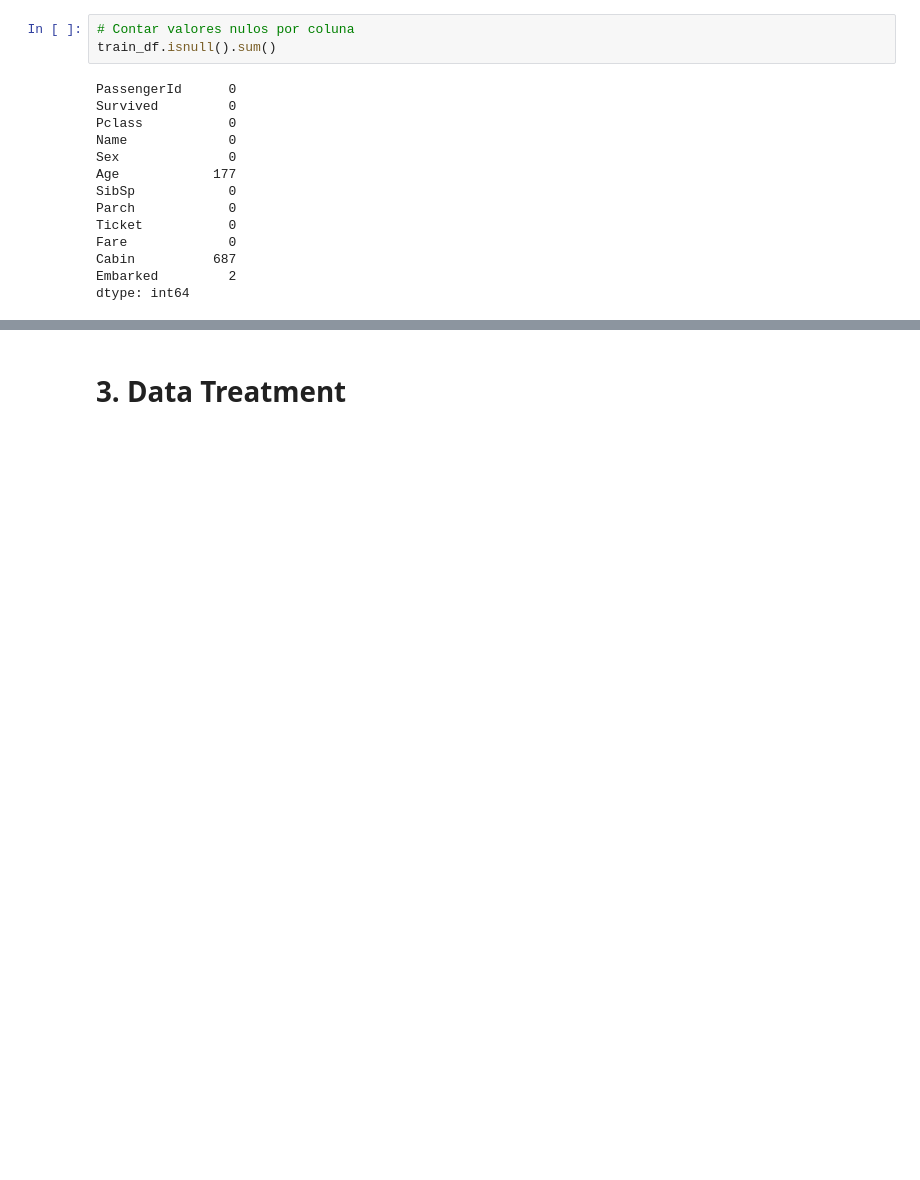
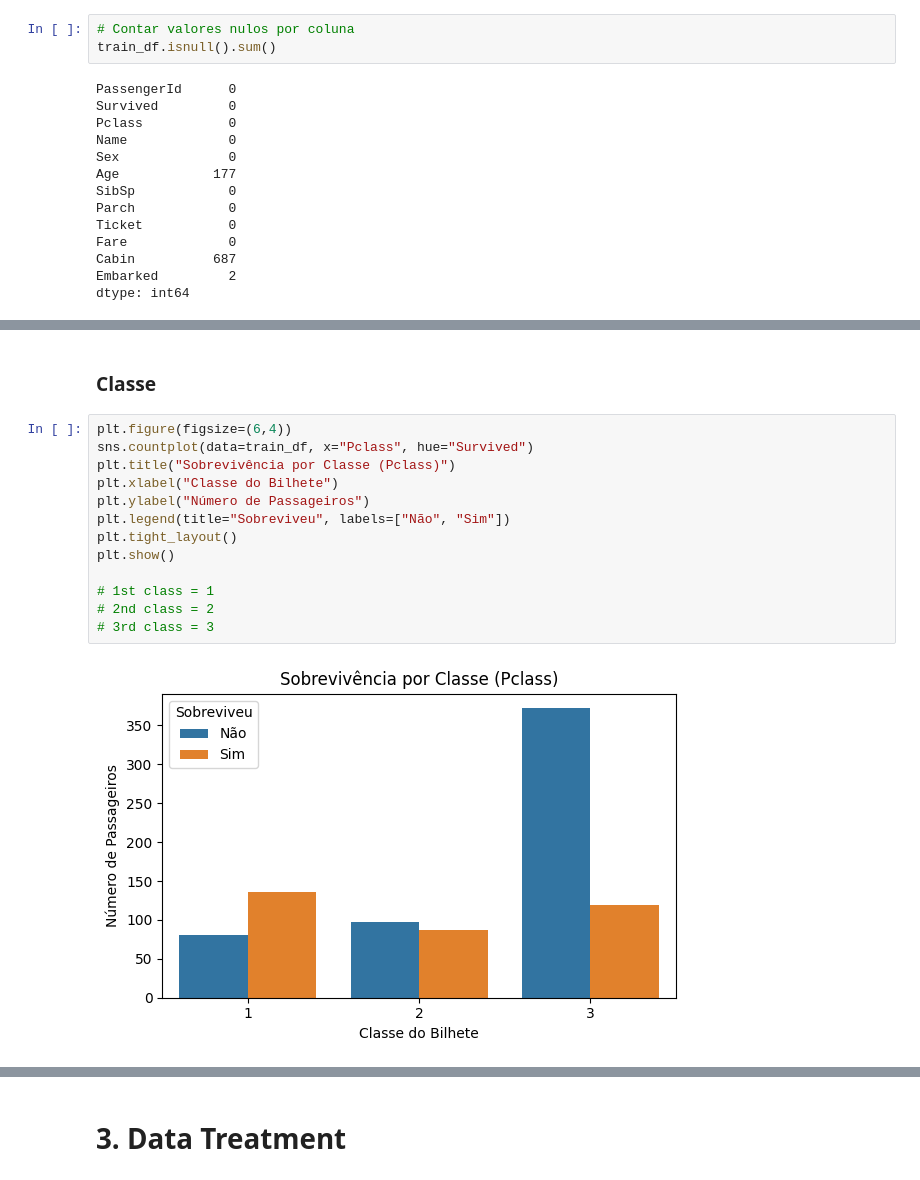
Before and after one commit to daniboy0002/data-science-portfolio, a Jupyter notebook: titanic/titanic.ipynb, the cells around one changed output, grey strips where cells are left out. Cells and saved outputs as stored; diff of their text form; blank space fills up the shorter version.

```diff
--- a/titanic/titanic.ipynb
+++ b/titanic/titanic.ipynb
@@ -115,0 +148,17 @@ dtype: int64
+# %% [markdown]
+### Classe
+# %%
+plt.figure(figsize=(6,4))
+sns.countplot(data=train_df, x="Pclass", hue="Survived")
+plt.title("Sobrevivência por Classe (Pclass)")
+plt.xlabel("Classe do Bilhete")
+plt.ylabel("Número de Passageiros")
+plt.legend(title="Sobreviveu", labels=["Não", "Sim"])
+plt.tight_layout()
+plt.show()
+
+# 1st class = 1
+# 2nd class = 2
+# 3rd class = 3
+# %% [output]
+[figure, added]
```
Also changed, not shown: parts of 24 cells of this notebook.
